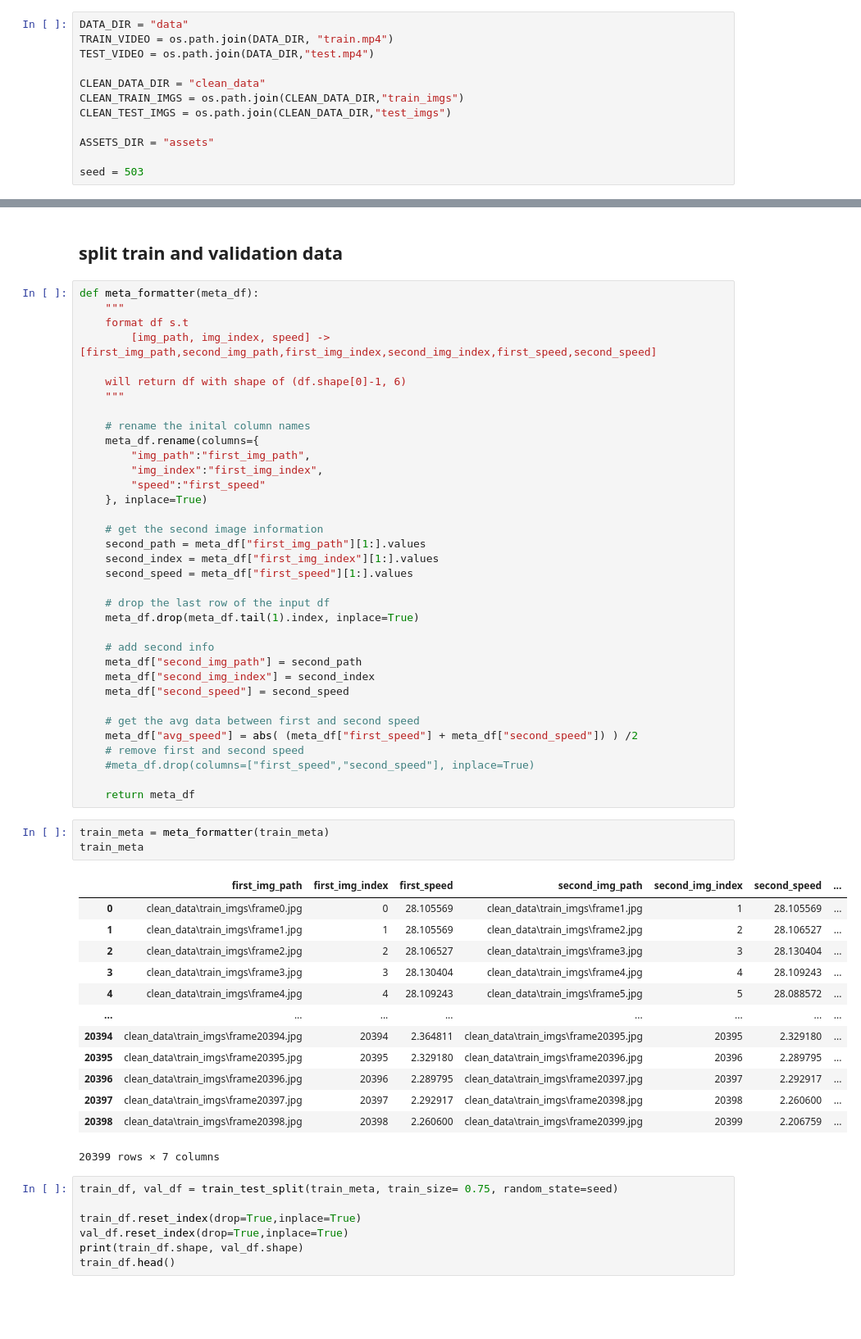
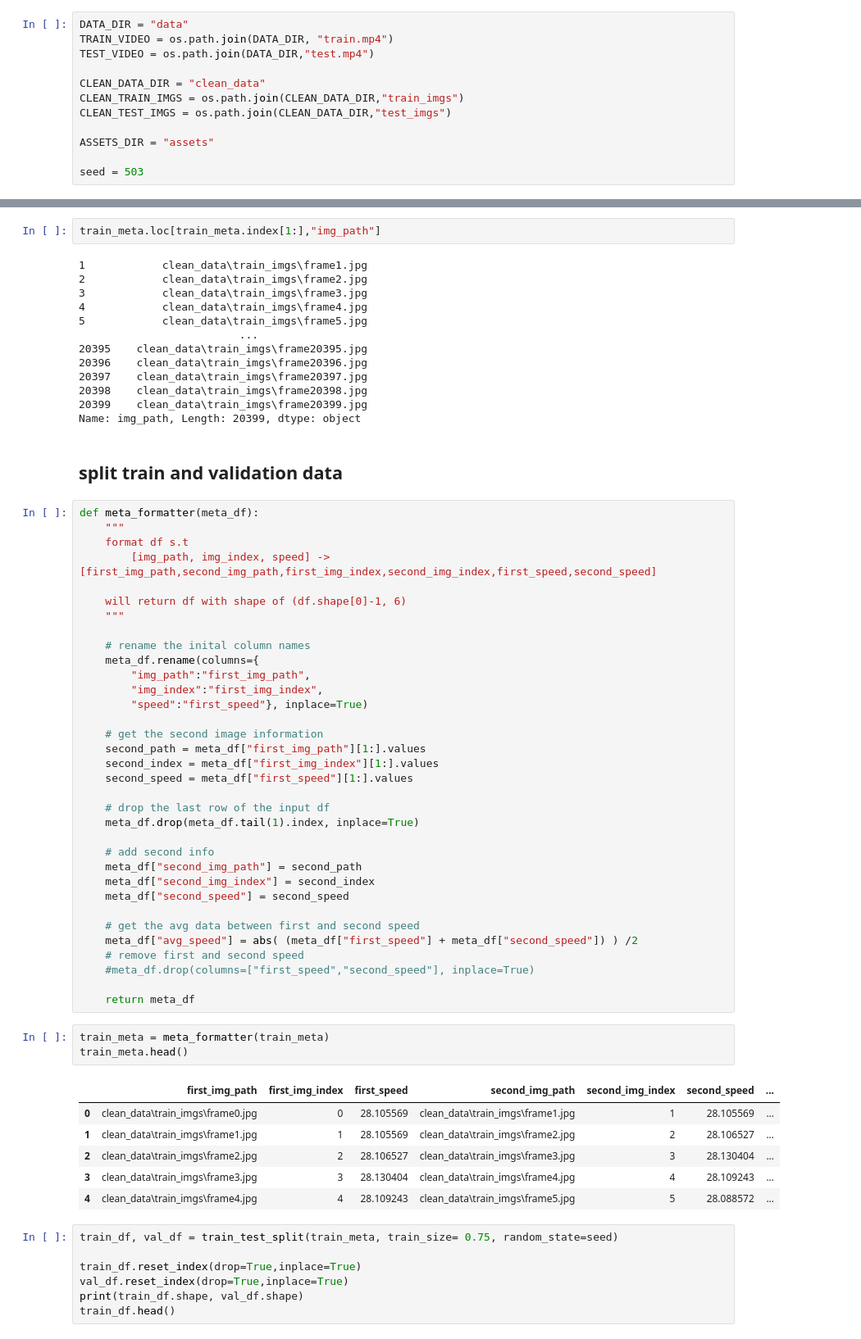
Before and after one commit to yahoyoungho/SpeedChallenge_CommaAI, a Jupyter notebook: pytorch_model.ipynb, the cells around one changed output, grey strips where cells are left out. Shown at 82% size. Saved outputs shown, nothing was run; the diff lists cells and outputs as text; blank space fills up the shorter version.

```diff
--- a/pytorch_model.ipynb
+++ b/pytorch_model.ipynb
@@ -46,3 +57,18 @@ shape of train_meta: (20400, 3)
+# %%
+train_meta.loc[train_meta.index[1:],"img_path"]
+# %% [output]
+1            clean_data\train_imgs\frame1.jpg
+2            clean_data\train_imgs\frame2.jpg
+3            clean_data\train_imgs\frame3.jpg
+4            clean_data\train_imgs\frame4.jpg
+5            clean_data\train_imgs\frame5.jpg
+                         ...
+20395    clean_data\train_imgs\frame20395.jpg
+20396    clean_data\train_imgs\frame20396.jpg
+20397    clean_data\train_imgs\frame20397.jpg
+20398    clean_data\train_imgs\frame20398.jpg
+20399    clean_data\train_imgs\frame20399.jpg
+Name: img_path, Length: 20399, dtype: object
 # %% [markdown]
 ## split train and validation data
 # %%
@@ -58,8 +84,7 @@ def meta_formatter(meta_df):
     meta_df.rename(columns={
         "img_path":"first_img_path",
         "img_index":"first_img_index",
-        "speed":"first_speed"
-    }, inplace=True)
+        "speed":"first_speed"}, inplace=True)
 
     # get the second image information
     second_path = meta_df["first_img_path"][1:].values
@@ -82,21 +107,14 @@ def meta_formatter(meta_df):
     return meta_df
 # %%
 train_meta = meta_formatter(train_meta)
-train_meta
+train_meta.head()
 # %% [output]
 |  | first_img_path | first_img_index | first_speed | second_img_path | second_img_index | second_speed | ... |
 | 0 | clean_data\train_imgs\frame0.jpg | 0 | 28.105569 | clean_data\train_imgs\frame1.jpg | 1 | 28.105569 | ... |
 | 1 | clean_data\train_imgs\frame1.jpg | 1 | 28.105569 | clean_data\train_imgs\frame2.jpg | 2 | 28.106527 | ... |
 | 2 | clean_data\train_imgs\frame2.jpg | 2 | 28.106527 | clean_data\train_imgs\frame3.jpg | 3 | 28.130404 | ... |
 | 3 | clean_data\train_imgs\frame3.jpg | 3 | 28.130404 | clean_data\train_imgs\frame4.jpg | 4 | 28.109243 | ... |
 | 4 | clean_data\train_imgs\frame4.jpg | 4 | 28.109243 | clean_data\train_imgs\frame5.jpg | 5 | 28.088572 | ... |
-| ... | ... | ... | ... | ... | ... | ... | ... |
-| 20394 | clean_data\train_imgs\frame20394.jpg | 20394 | 2.364811 | clean_data\train_imgs\frame20395.jpg | 20395 | 2.329180 | ... |
-| 20395 | clean_data\train_imgs\frame20395.jpg | 20395 | 2.329180 | clean_data\train_imgs\frame20396.jpg | 20396 | 2.289795 | ... |
-| 20396 | clean_data\train_imgs\frame20396.jpg | 20396 | 2.289795 | clean_data\train_imgs\frame20397.jpg | 20397 | 2.292917 | ... |
-| 20397 | clean_data\train_imgs\frame20397.jpg | 20397 | 2.292917 | clean_data\train_imgs\frame20398.jpg | 20398 | 2.260600 | ... |
-| 20398 | clean_data\train_imgs\frame20398.jpg | 20398 | 2.260600 | clean_data\train_imgs\frame20399.jpg | 20399 | 2.206759 | ... |
-20399 rows × 7 columns
 # %%
 train_df, val_df = train_test_split(train_meta, train_size= 0.75, random_state=seed)
 
```
Also changed, not shown: parts of 24 cells of this notebook.
